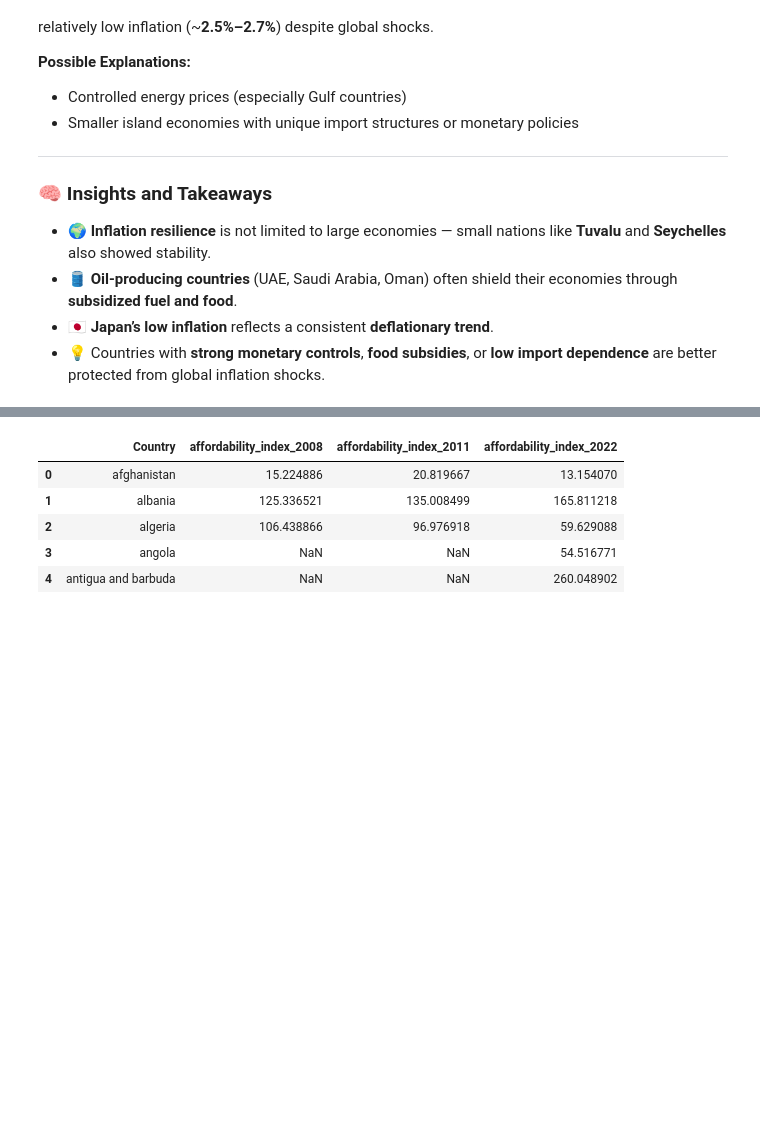
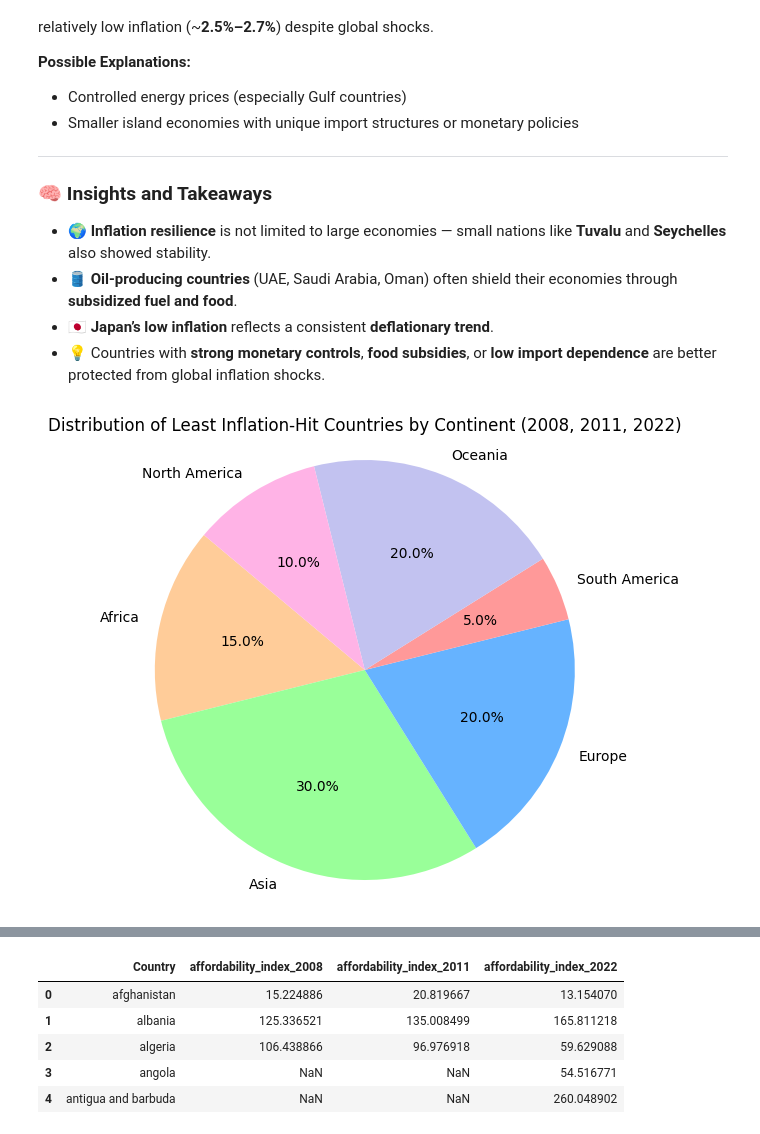
Before and after one commit to sg2083/vis, a Jupyter notebook: data_viz_ps5.ipynb, the cells around one changed output, grey strips where cells are left out. Cells and saved outputs as stored; diff of their text form; code cells hidden in the pictures; blank space fills up the shorter version.

```diff
--- a/data_viz_ps5.ipynb
+++ b/data_viz_ps5.ipynb
@@ -1143,6 +1164,28 @@ Countries like **Saudi Arabia, Oman, Seychelles, Grenada, Maldives, and Saint Ki
 - 🛢️ **Oil-producing countries** (UAE, Saudi Arabia, Oman) often shield their economies through **subsidized fuel and food**.
 - 🇯🇵 **Japan’s low inflation** reflects a consistent **deflationary trend**.
 - 💡 Countries with **strong monetary controls**, **food subsidies**, or **low import dependence** are better protected from global inflation shocks.
+# %%
+least_affected_continent_counts = {
+    "Africa": 3,
+    "Asia": 6,
+    "Europe": 4,
+    "South America": 1,
+    "Oceania": 4,
+    "North America": 2
+}
+
+# Create pie chart
+labels = least_affected_continent_counts.keys()
+sizes = least_affected_continent_counts.values()
+colors = ['#ffcc99', '#99ff99', '#66b3ff', '#ff9999', '#c2c2f0', '#ffb3e6']
+
+plt.figure(figsize=(8, 6))
+plt.pie(sizes, labels=labels, autopct='%1.1f%%', colors=colors, startangle=140)
+plt.title('Distribution of Least Inflation-Hit Countries by Continent (2008, 2011, 2022)')
+plt.axis('equal')
+plt.show()
+# %% [output]
+[figure, added]
 # %%
 food_cpi_df.head()
 # %% [output]
```
Also changed, not shown: parts of 1 cell of this notebook.
